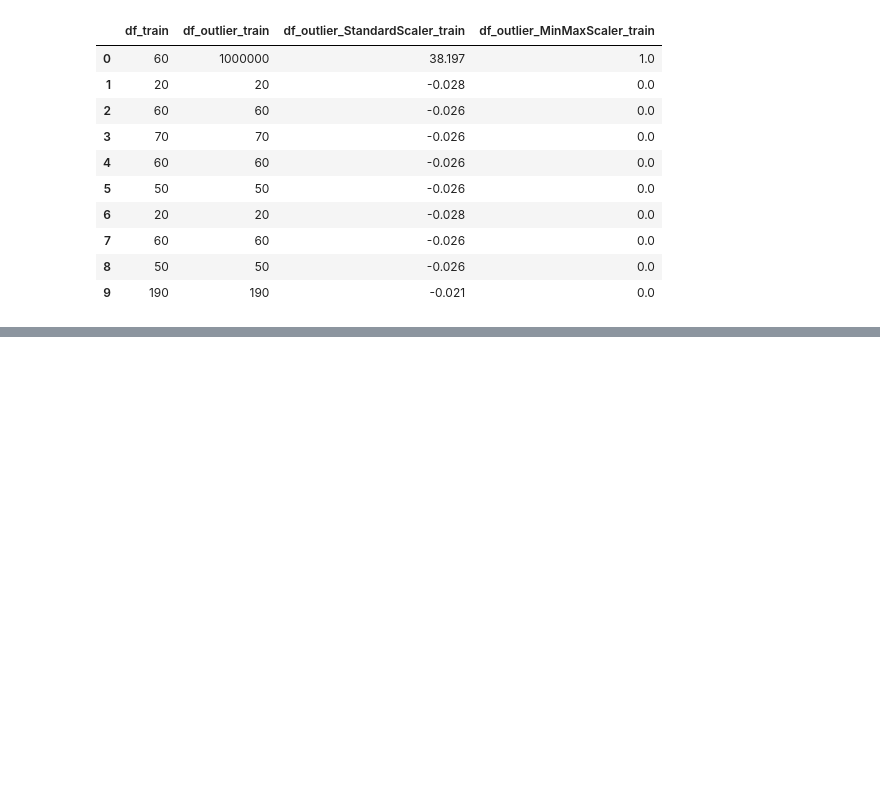
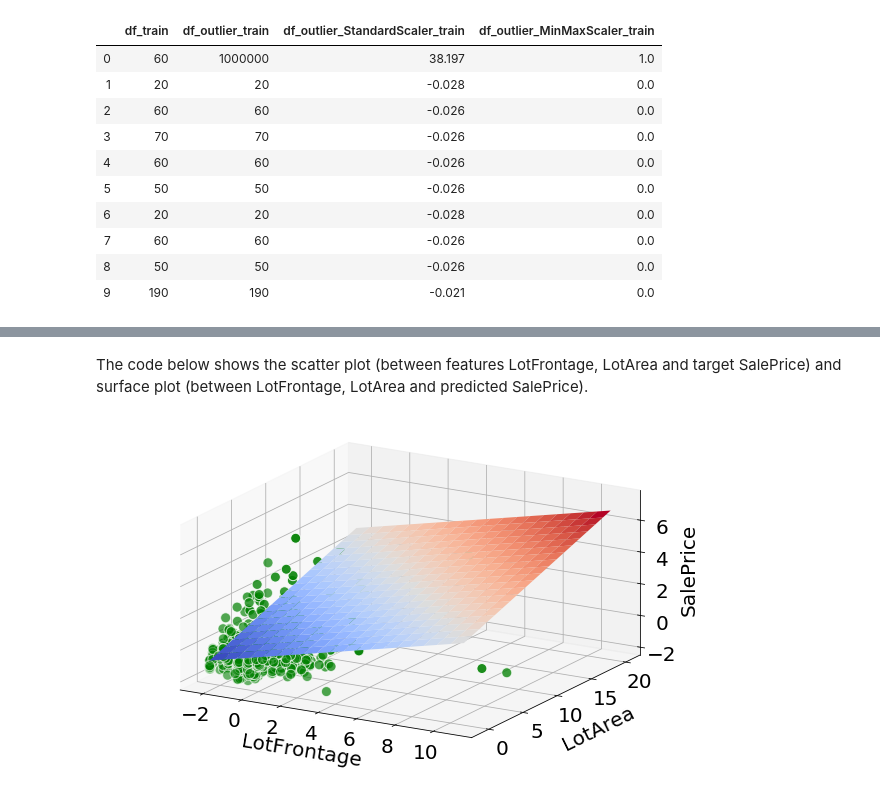
Before and after one commit to nehat312/teaching, a Jupyter notebook: gwu/machine_learning_I/spring_2020/case_study/case_study_1/case_study_1.ipynb, the cells around one changed output, grey strips where cells are left out. Cells and saved outputs as stored; diff of their text form; code cells hidden in the pictures; blank space fills up the shorter version.

```diff
--- a/gwu/machine_learning_I/spring_2020/case_study/case_study_1/case_study_1.ipynb
+++ b/gwu/machine_learning_I/spring_2020/case_study/case_study_1/case_study_1.ipynb
@@ -525,0 +650,42 @@ round(df_outlier_ss_mms_train.head(10), 3)
+# %% [markdown]
+The code below shows the scatter plot (between features LotFrontage, LotArea and target SalePrice) and surface plot (between LotFrontage, LotArea and predicted SalePrice).
+# %%
+from matplotlib import cm
+
+# Create a figure
+fig = plt.figure(figsize=(8.6, 5))
+
+# Create the axes
+ax = plt.axes(projection='3d', proj_type='ortho')
+
+# Get x and y axes (LotFrontage and LotArea)
+x, y = np.meshgrid(np.linspace(X_train[['LotFrontage']].min(), X_train[['LotFrontage']].max(), 20),
+                   np.linspace(X_train[['LotArea']].min(), X_train[['LotArea']].max(), 20))
+
+# Get z axis (predicted SalePrice)
+z = lr.predict(np.hstack((x.reshape(-1, 1), y.reshape(-1, 1))))
+
+# The surface plot between x, y and z
+ax.plot_surface(x, y, z.reshape(x.shape), cmap=cm.coolwarm)
+
+# The scatter plot between LotFrontage, LotArea and target
+ax.scatter3D(X_train[['LotFrontage']], X_train[['LotArea']], y_train, color='green', edgecolor='white', s=100);
+
+# Set x-axis
+ax.set_xlabel('LotFrontage', fontsize=20, labelpad=15)
+
+# Set y-axis
+ax.set_ylabel('LotArea', fontsize=20, labelpad=15)
+
+# Set z-axis
+ax.set_zlabel('SalePrice', fontsize=20, labelpad=5)
+
+# Set tick label size
+ax.tick_params(labelsize=20)
+
+# Save and show the figure
+plt.tight_layout()
+plt.savefig('./figure/multiple_linear_regression_LotFrontage_LotArea_SalePrice.pdf')
+plt.show()
+# %% [output]
+[figure, added]
```
Also changed, not shown: parts of 41 cells of this notebook, 2 other files.
